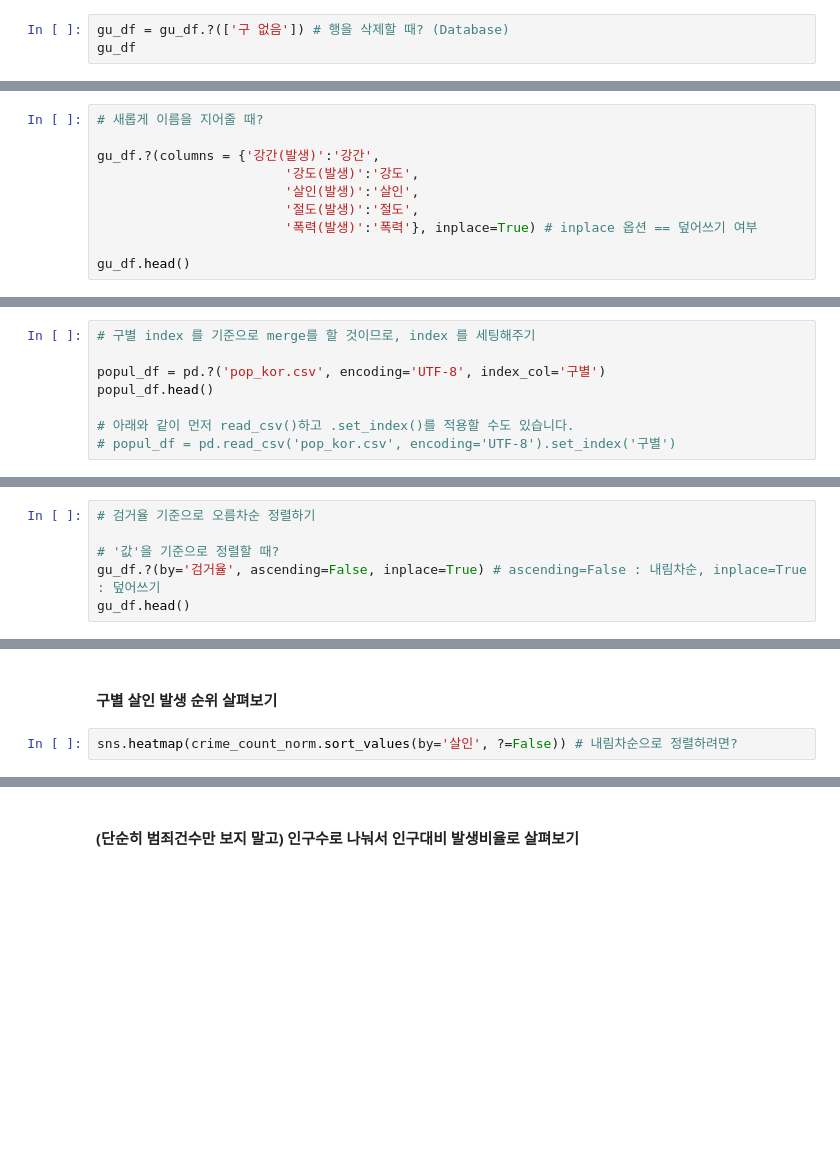
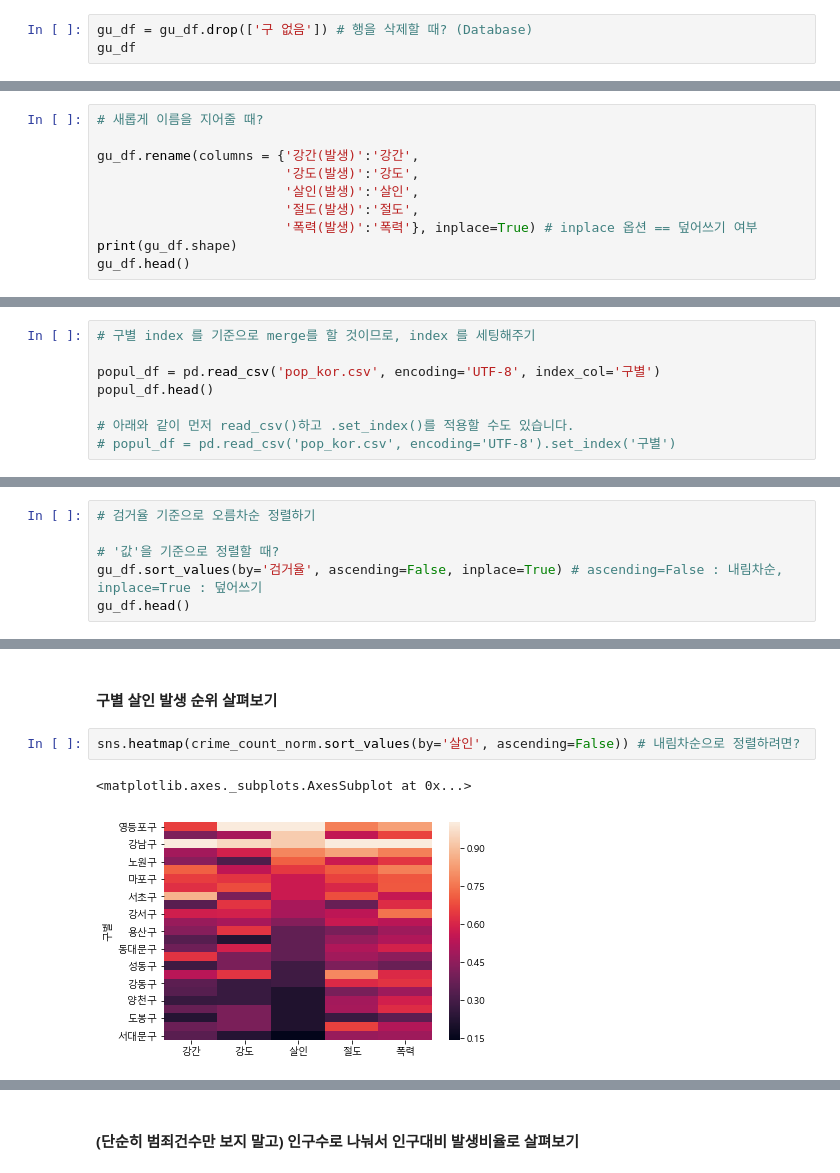
Before and after one commit to djagusgh/Encore_PlayData, a Jupyter notebook: python/멘토님 자료/practice 3 (for practice)/3. 서울시 범죄현황 통계자료 분석 및 시각화 (for practice).ipynb, the cells around one changed output, grey strips where cells are left out. Cells and saved outputs as stored; diff of their text form; blank space fills up the shorter version.

```diff
--- a/python/멘토님 자료/practice 3 (for practice)/3. 서울시 범죄현황 통계자료 분석 및 시각화 (for practice).ipynb
+++ b/python/멘토님 자료/practice 3 (for practice)/3. 서울시 범죄현황 통계자료 분석 및 시각화 (for practice).ipynb
@@ -44,3 +77,3 @@ gu_df
 # %%
-gu_df = gu_df.?(['구 없음']) # 행을 삭제할 때? (Database)
+gu_df = gu_df.drop(['구 없음']) # 행을 삭제할 때? (Database)
 gu_df
@@ -81,10 +162,10 @@ gu_df.head(10)
 # %%
 # 새롭게 이름을 지어줄 때?
 
-gu_df.?(columns = {'강간(발생)':'강간',
+gu_df.rename(columns = {'강간(발생)':'강간',
                         '강도(발생)':'강도',
                         '살인(발생)':'살인',
                         '절도(발생)':'절도',
                         '폭력(발생)':'폭력'}, inplace=True) # inplace 옵션 == 덮어쓰기 여부
-
+print(gu_df.shape)
 gu_df.head()
@@ -96,7 +193,7 @@ popul_df.head()
 # %%
 # 구별 index 를 기준으로 merge를 할 것이므로, index 를 세팅해주기
 
-popul_df = pd.?('pop_kor.csv', encoding='UTF-8', index_col='구별')
+popul_df = pd.read_csv('pop_kor.csv', encoding='UTF-8', index_col='구별')
 popul_df.head()
 
 # 아래와 같이 먼저 read_csv()하고 .set_index()를 적용할 수도 있습니다.
@@ -119,5 +232,5 @@ gu_df.head()
 # 검거율 기준으로 오름차순 정렬하기
 
 # '값'을 기준으로 정렬할 때?
-gu_df.?(by='검거율', ascending=False, inplace=True) # ascending=False : 내림차순, inplace=True : 덮어쓰기
+gu_df.sort_values(by='검거율', ascending=False, inplace=True) # ascending=False : 내림차순, inplace=True : 덮어쓰기
 gu_df.head()
@@ -145,7 +292,10 @@ rc('font', family=font_name)
 # %% [markdown]
 #### 구별 살인 발생 순위 살펴보기
 # %%
-sns.heatmap(crime_count_norm.sort_values(by='살인', ?=False)) # 내림차순으로 정렬하려면?
+sns.heatmap(crime_count_norm.sort_values(by='살인', ascending=False)) # 내림차순으로 정렬하려면?
+# %% [output]
+<matplotlib.axes._subplots.AxesSubplot at 0x...>
+[figure, added]
 # %%
 # 몇 가지 옵션으로 더 내용을 확인하기 편하도록 수정하기
 
```
Also changed, not shown: parts of 40 cells of this notebook, 31 other files.
